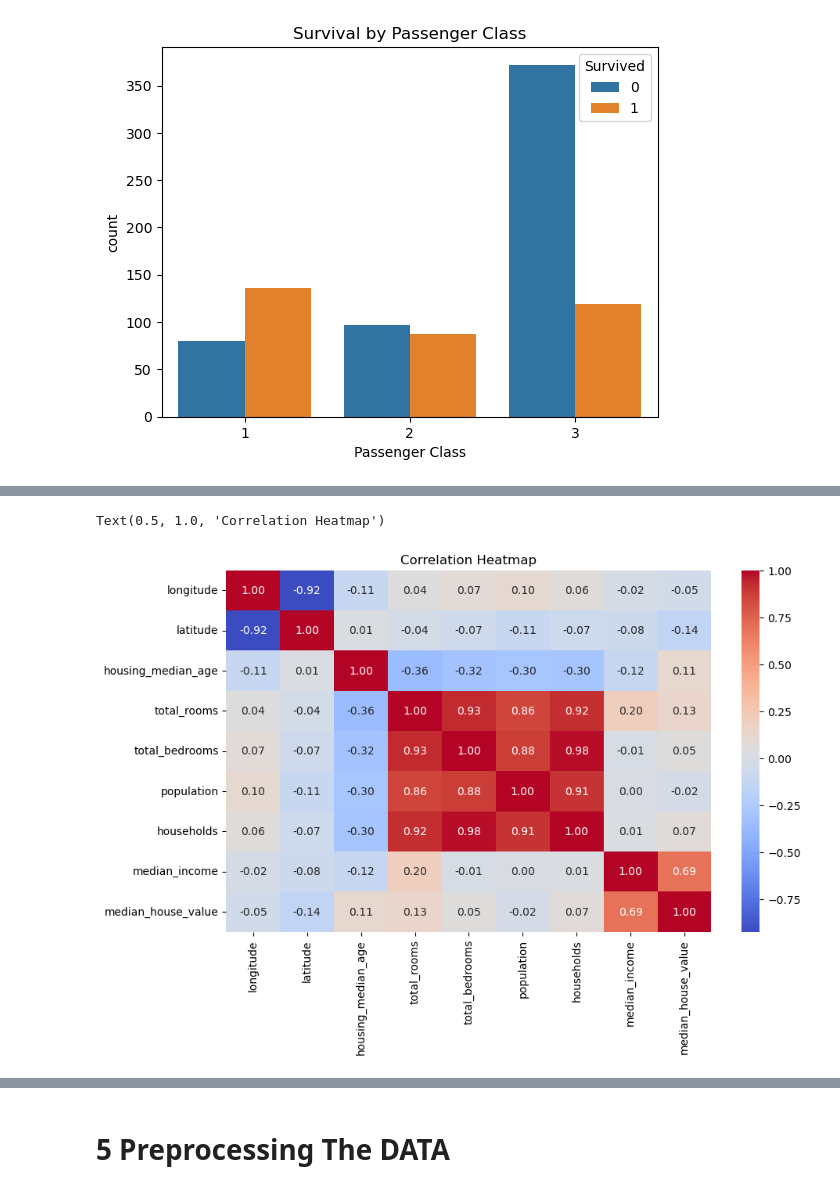
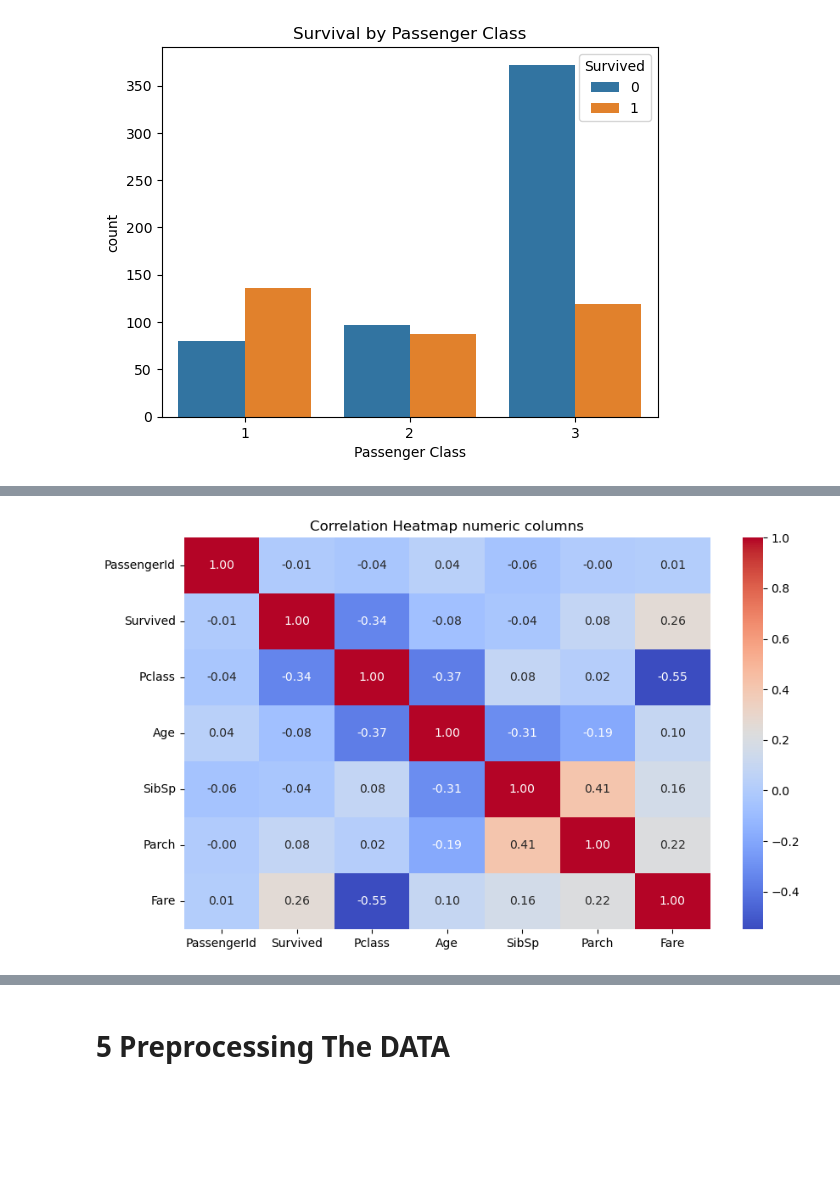
Before and after one commit to brianorina/class202505, a Jupyter notebook: Alumn_Youcef/Youcef PipeLine for Train.ipynb, the cells around one changed output, grey strips where cells are left out. Drawn from its saved outputs; the diff is of its cells as text; code cells hidden in the pictures; blank space fills up the shorter version.

Commit message:
Final Version of training

```diff
--- a/Alumn_Youcef/Youcef PipeLine for Train.ipynb
+++ b/Alumn_Youcef/Youcef PipeLine for Train.ipynb
@@ -129,7 +140,13 @@ plt.show()
 # %%
+# Correlation heatmap
+# create a figure with an appropriate size (eg, width=10, height=6)
+
 plt.figure(figsize=(10, 6))
-sns.heatmap(df_housing.corr(), annot=True, fmt='.2f', cmap='coolwarm')
-plt.title('Correlation Heatmap')
+# Plot the correlation heatmap
+# make sure to include only numeric columns
+numeric_cols = df_train.select_dtypes(include=[np.number])
+sns.heatmap(numeric_cols.corr(), annot=True, fmt='.2f', cmap='coolwarm')
+plt.title('Correlation Heatmap numeric columns')
+plt.show()
 # %% [output]
-Text(0.5, 1.0, 'Correlation Heatmap')
-[figure, old version]
+[figure, new version]
```
Also changed, not shown: parts of 26 cells of this notebook.
